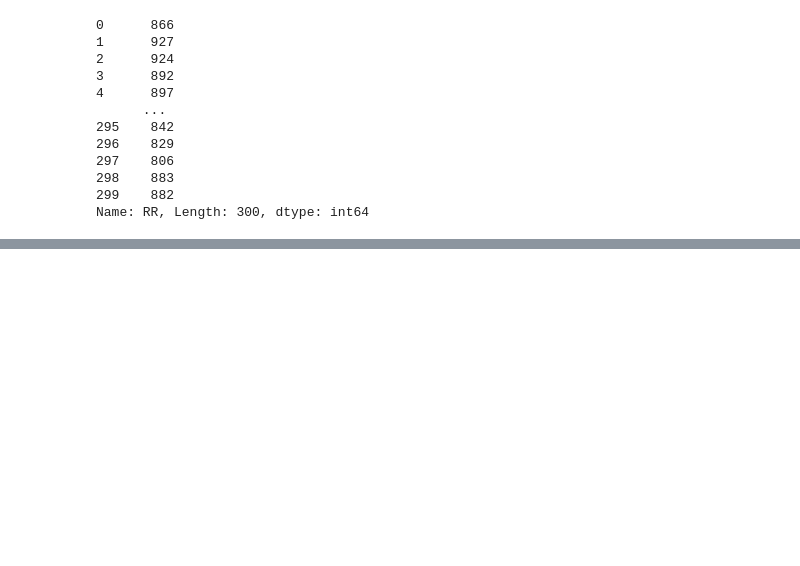
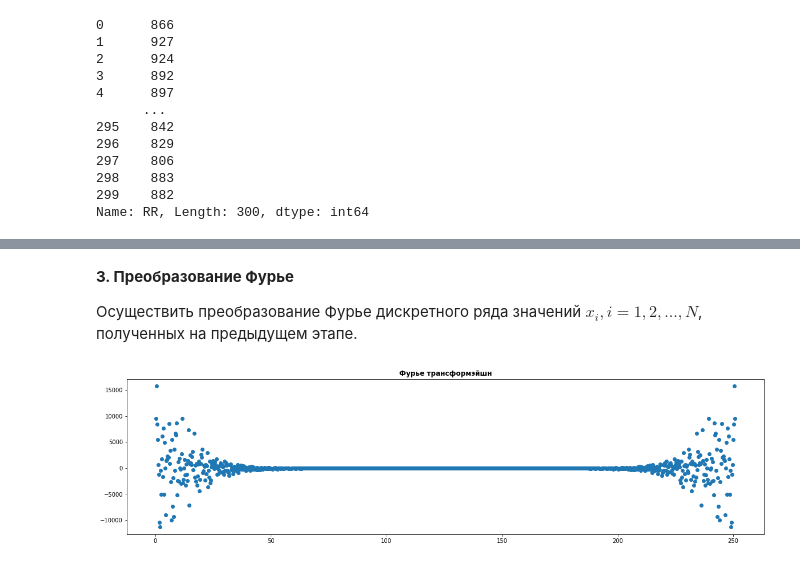
Before and after one commit to TohaRhymes/biometrics_itmo_spring2020, a Jupyter notebook: lab4_heart_variability/report.ipynb, the cells around one changed output, grey strips where cells are left out. Cells and saved outputs as stored; diff of their text form; code cells hidden in the pictures; blank space fills up the shorter version.

```diff
--- a/lab4_heart_variability/report.ipynb
+++ b/lab4_heart_variability/report.ipynb
@@ -46,0 +88,15 @@ plt.show()
+# %% [markdown]
+**3. Преобразование Фурье**
+
+Осуществить преобразование Фурье дискретного ряда значений $x_i , i = 1, 2, ..., N$, полученных на предыдущем этапе.
+# %%
+from numpy.fft import fft
+
+##Не забудем нормировать умножением на sqrt(2)
+sample_fourier = fft(values, n=2*n_batch)*math.sqrt(2)
+plt.figure(figsize=(20, 5))
+plt.title("Фурье трансформэйшн", fontweight="bold")
+plt.plot(time[1:], sample_fourier[1:], 'o')
+plt.show()
+# %% [output]
+[figure, added]
```
Also changed, not shown: parts of 15 cells of this notebook, 2 other files.
